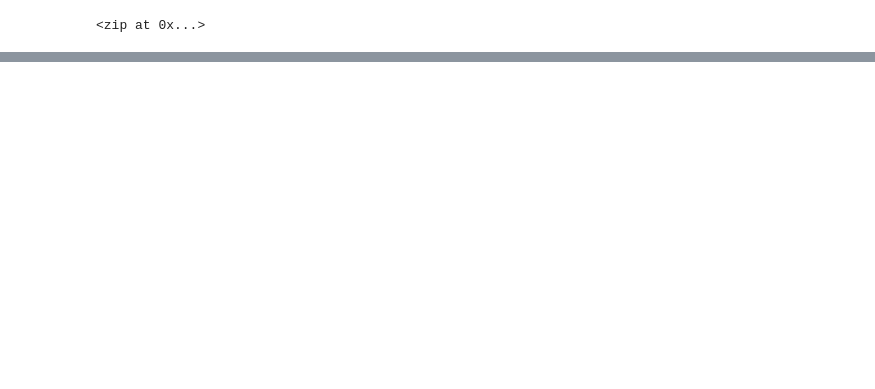
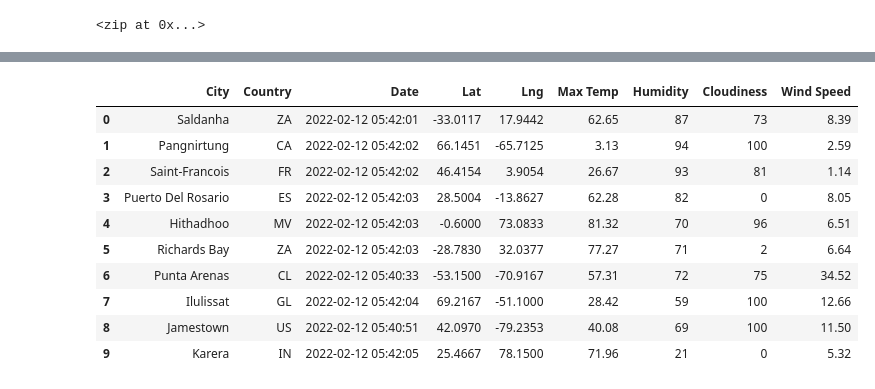
Before and after one commit to alfonsolcorcuera/World_Weather_Analysis, a Jupyter notebook: WeatherPy.ipynb, the cells around one changed output, grey strips where cells are left out. Saved outputs shown, nothing was run; the diff lists cells and outputs as text; code cells hidden in the pictures; blank space fills up the shorter version.

```diff
--- a/WeatherPy.ipynb
+++ b/WeatherPy.ipynb
@@ -74,0 +198,17 @@ cities
+# %%
+new_column_order = ["City","Country","Date","Lat","Lng","Max Temp","Humidity","Cloudiness","Wind Speed"]
+city_data_df = city_data_df[new_column_order]
+# %%
+city_data_df.head(10)
+# %% [output]
+|  | City | Country | Date | Lat | Lng | Max Temp | Humidity | Cloudiness | Wind Speed |
+| 0 | Saldanha | ZA | 2022-02-12 05:42:01 | -33.0117 | 17.9442 | 62.65 | 87 | 73 | 8.39 |
+| 1 | Pangnirtung | CA | 2022-02-12 05:42:02 | 66.1451 | -65.7125 | 3.13 | 94 | 100 | 2.59 |
+| 2 | Saint-Francois | FR | 2022-02-12 05:42:02 | 46.4154 | 3.9054 | 26.67 | 93 | 81 | 1.14 |
+| 3 | Puerto Del Rosario | ES | 2022-02-12 05:42:03 | 28.5004 | -13.8627 | 62.28 | 82 | 0 | 8.05 |
+| 4 | Hithadhoo | MV | 2022-02-12 05:42:03 | -0.6000 | 73.0833 | 81.32 | 70 | 96 | 6.51 |
+| 5 | Richards Bay | ZA | 2022-02-12 05:42:03 | -28.7830 | 32.0377 | 77.27 | 71 | 2 | 6.64 |
+| 6 | Punta Arenas | CL | 2022-02-12 05:40:33 | -53.1500 | -70.9167 | 57.31 | 72 | 75 | 34.52 |
+| 7 | Ilulissat | GL | 2022-02-12 05:42:04 | 69.2167 | -51.1000 | 28.42 | 59 | 100 | 12.66 |
+| 8 | Jamestown | US | 2022-02-12 05:40:51 | 42.0970 | -79.2353 | 40.08 | 69 | 100 | 11.50 |
+| 9 | Karera | IN | 2022-02-12 05:42:05 | 25.4667 | 78.1500 | 71.96 | 21 | 0 | 5.32 |
```
Also changed, not shown: parts of 16 cells of this notebook, 1 other file.
